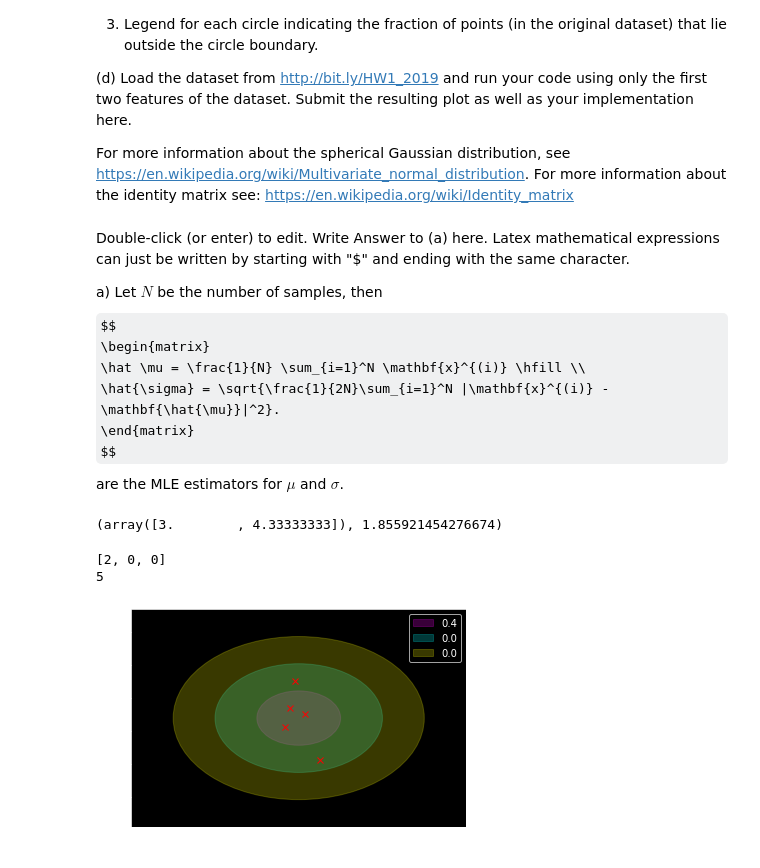
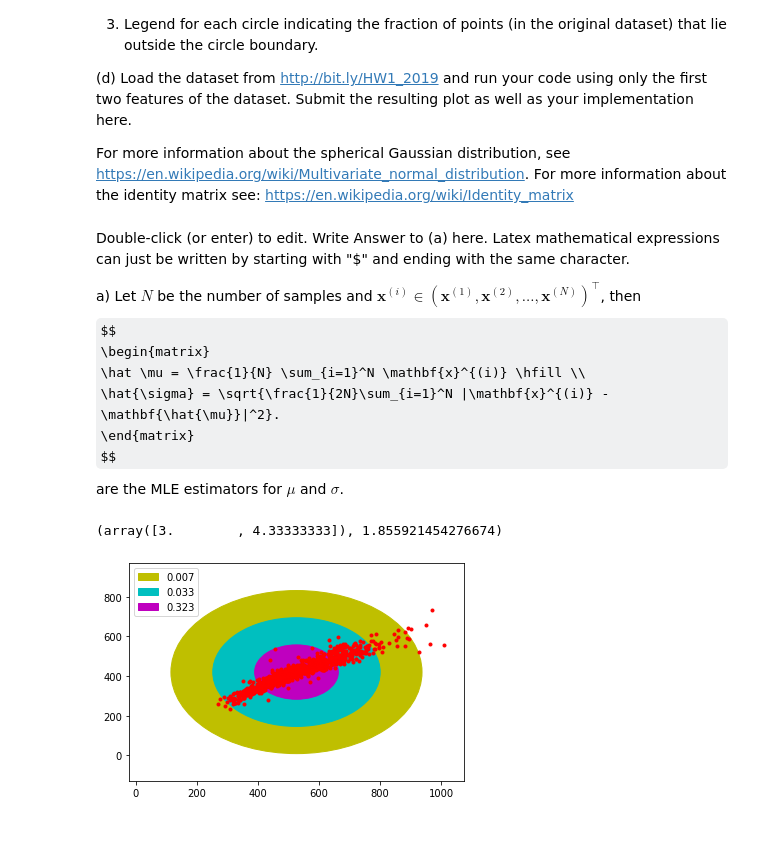
Before and after one commit to AlexanderWolfinger/TDA232-project1, a Jupyter notebook: Hw1_2020.ipynb, the cells around one changed output. Cells and saved outputs as stored; diff of their text form; code cells hidden in the pictures; some formulas as TeX source; blank space fills up the shorter version.

```diff
--- a/Hw1_2020.ipynb
+++ b/Hw1_2020.ipynb
@@ -173,7 +173,7 @@ For more information about the identity matrix see: https://en.wikipedia.org/wik
 Double-click (or enter) to edit. Write Answer to (a) here. Latex mathematical expressions can just be written by starting with "$" and ending with the same character.
 
 a)
-Let $N$ be the number of samples, then
+Let $N$ be the number of samples and $\mathbf{x}^{(i)}\in(\mathbf{x}^{(1)},\mathbf{x}^{(2)},...,\mathbf{x}^{(N)})^\top$, then
 $$
 \begin{matrix}
 \hat \mu = \frac{1}{N} \sum_{i=1}^N \mathbf{x}^{(i)} \hfill \\
@@ -210,18 +210,7 @@ def sge(X):
             mu[i] = mu[i] + x[i]
     mu = mu/n
 
-    # calculate sigma LOL-VERSION
-    d = np.zeros(X.shape)
-    for j in range(n):
-        d[j] = X[j] - mu
-
-    for k in range(n):
-        for l in range(p):
-            sigma += (d[k,l]**2)
-    sigma = sigma/(2*n)
-
-
-    # calculate sigma PRO-VERSION
+    # calculate sigma
     sumsum = 0
     for j in range(n):
         for i in range(p):
@@ -251,8 +240,6 @@ import matplotlib.pyplot as plt # for plots
 
 def myplot1(X):
     """
-        *TODO* Add description of the function here.
-
         @param X : A numpy array of size n x p where each row represents a p-dimensional data point
     """
 
@@ -277,47 +264,46 @@ def myplot1(X):
     #ax.axis("equal")
 
     # scatterplot datapoints
-    ax.plot(X[:,0],X[:,1],'rx');
+    ax.plot(X[:,0],X[:,1],'r.');
 
     # define the radii
     R = [np.sqrt(2)*sigma*(k+1) for k in range(3)]
 
     # compute the number of points outside of the circles
     outside = [0,0,0]
     k = 0
     # for each circle
     for r in R:
         # and for each point
         for x in X:
             # compute the distance from mu
             d = np.linalg.norm(x - mu)
             if d > r:
                 # increment count if it is outside current circle
                 outside[k] += 1
         k += 1
 
     # convert counts to fractions
-    outside = np.array(outside)/n
+    outside = np.flip(np.array(outside)/n)
+
 
     # plot circles
     circles = []
+    colors = ['y', 'c', 'm']
     for k in range(3):
-        colors = ['m', 'c', 'y']
-        circles.append(plt.Circle(mu, radius=R[k], color=colors[k], alpha=0.3))
+        circles.append(plt.Circle(mu, radius=R[2-k], color=colors[k], alpha=1))
         ax.add_artist(circles[k]);
 
     # display legend
-    ax.legend(circles, outside)
+    outside_str = np.round(outside,3)
+    ax.legend(circles, outside_str)
     plt.show()
 
 # Load the dataset
-X = np.array([ [2, 1], [3, 7], [4 ,15], [6,5], [9,-9] ])
-#dataset_source = np.DataSource().open('http://bit.ly/2U4CgyW')
-#X = np.loadtxt(dataset_source)
+dataset_source = np.DataSource().open('http://bit.ly/HW1_2019')
+X = np.loadtxt(dataset_source)
 
-# Plot. TODO Make sure to only plot the first two features.
+# Plot
 myplot1(X)
 # %% [output]
-[2, 0, 0]
-5
-[figure, old version]
+[figure, new version]
```
Also changed, not shown: parts of 2 cells of this notebook.
